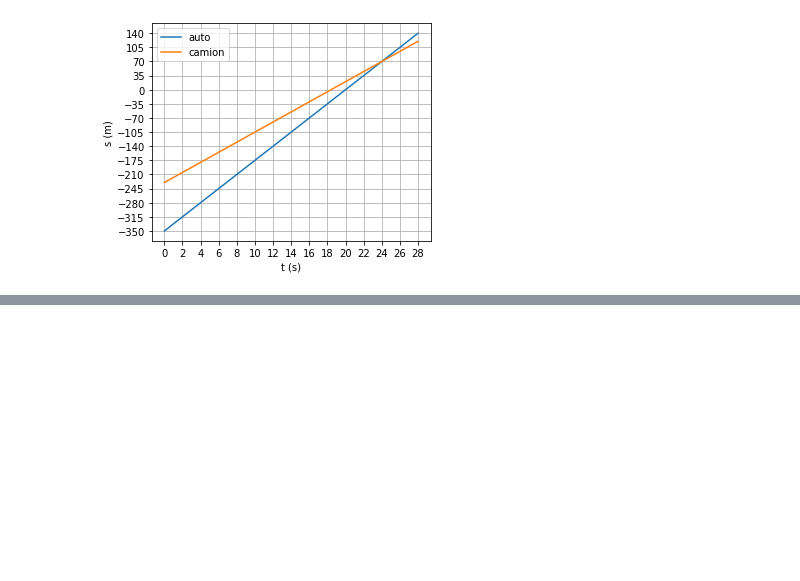
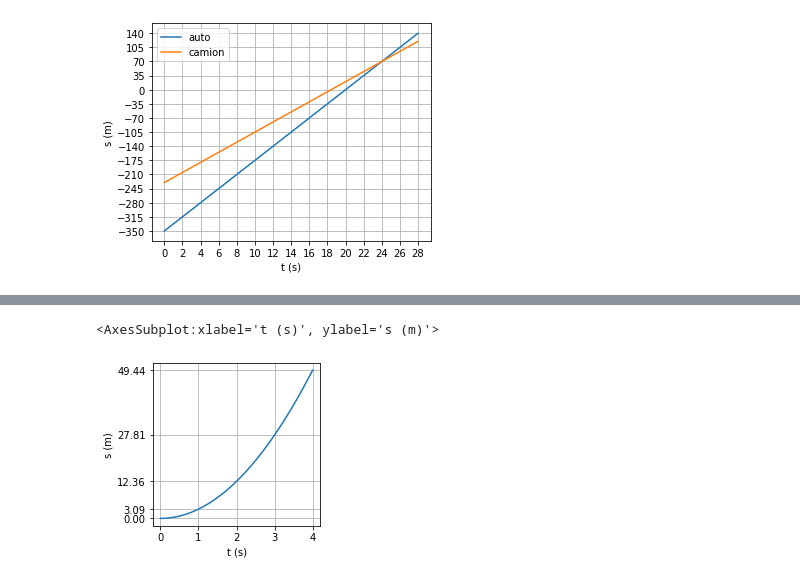
Before and after one commit to dennyb87/phoenomena, a Jupyter notebook: 3_forze_e_moto/esercizi/notebook.ipynb, the cells around one changed output, grey strips where cells are left out. Cells and saved outputs as stored; diff of their text form; code cells hidden in the pictures; blank space fills up the shorter version.

```diff
--- a/3_forze_e_moto/esercizi/notebook.ipynb
+++ b/3_forze_e_moto/esercizi/notebook.ipynb
@@ -86,0 +96,10 @@ df.plot.line(grid=True, xticks=df.index, yticks=df.auto, xlabel="t (s)", ylabel=
+# %%
+acceleration = 6.18 # m/s2
+deciseconds = [n/10 for n in range(41)]
+
+df = pd.DataFrame({"y": [0.5 * acceleration * s**2 for s in deciseconds]}, index=deciseconds)
+subsample = df[df.index * 10 % 10 == 0]
+df.plot.line(grid=True, xticks=subsample.index, yticks=subsample.y, xlabel="t (s)", ylabel="s (m)", figsize=[3, 3], legend=False)
+# %% [output]
+<AxesSubplot:xlabel='t (s)', ylabel='s (m)'>
+[figure, added]
```
Also changed, not shown: parts of 11 cells of this notebook, 3 other files.
